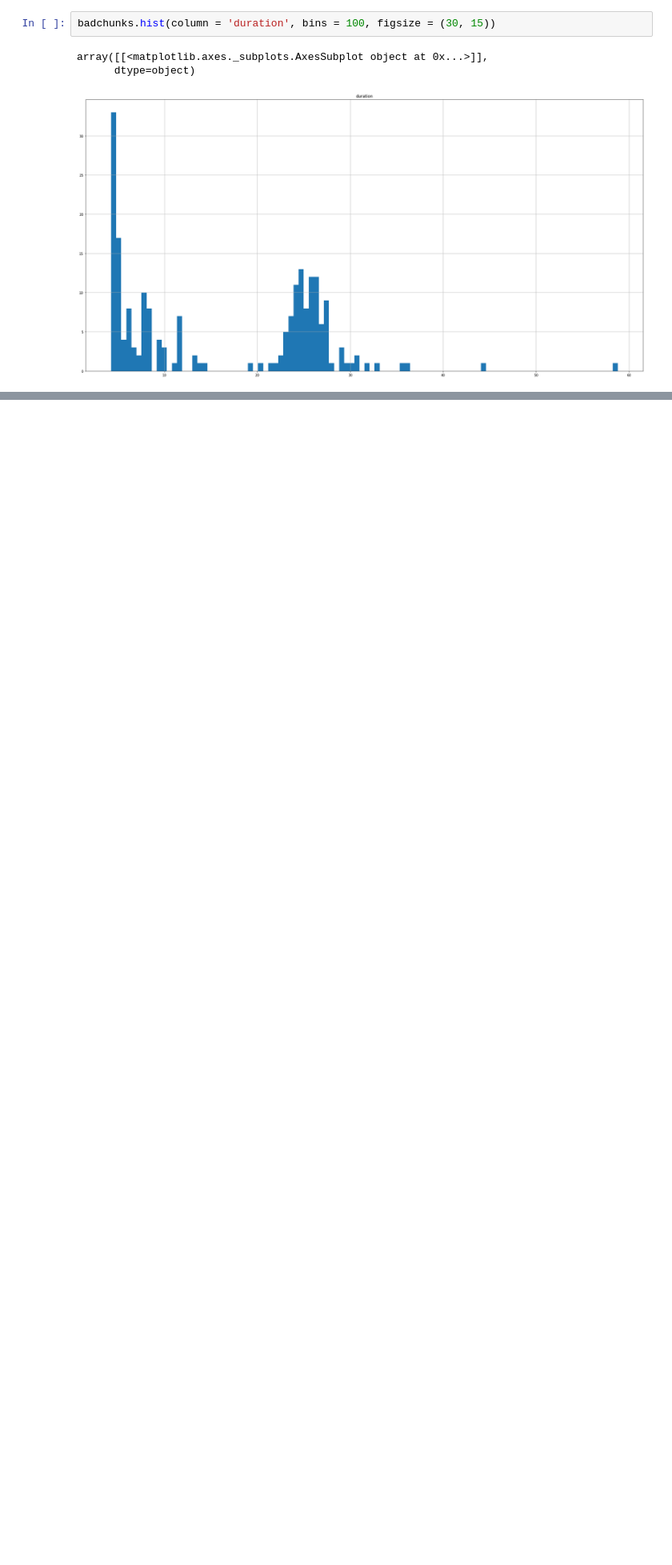
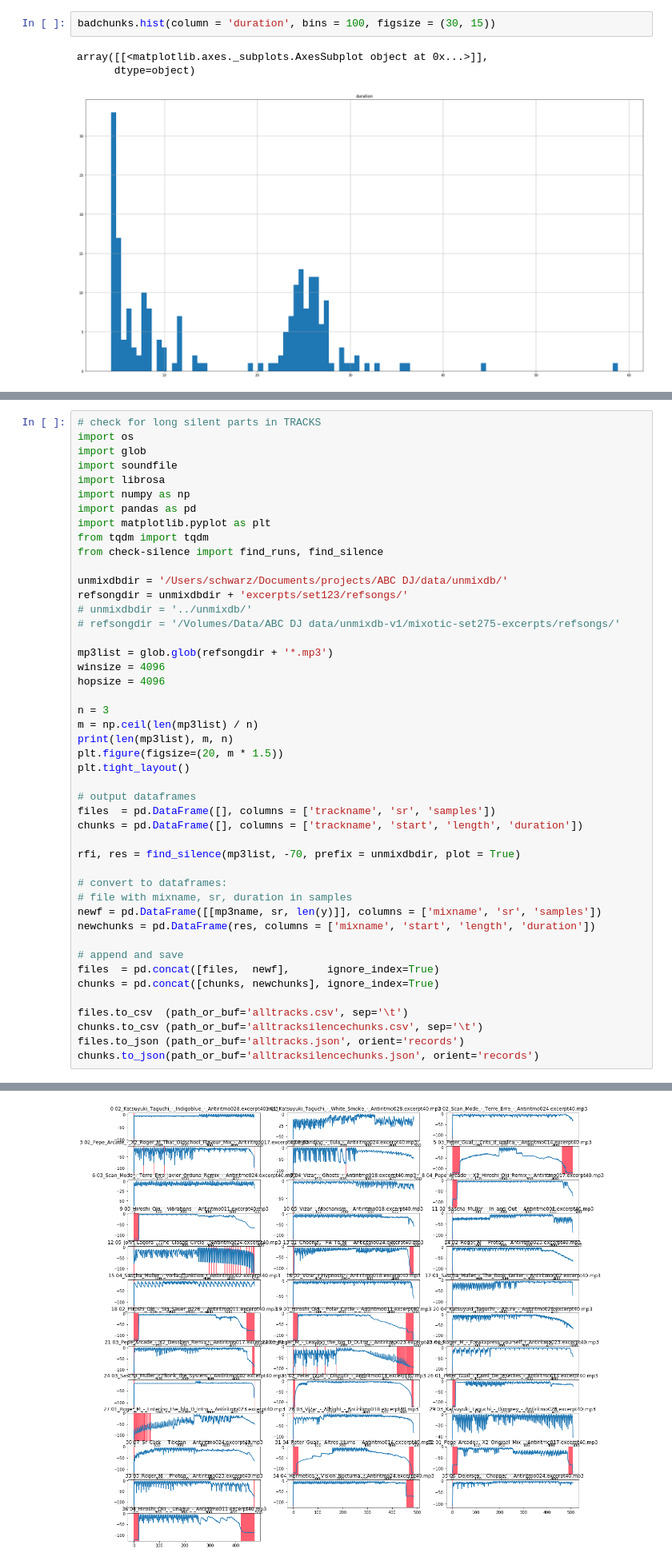
Before and after one commit to Ircam-RnD/unmixdb-creation, a Jupyter notebook: test-purge.ipynb, the cells around one changed output, grey strips where cells are left out. Shown at 80% size. Drawn from its saved outputs; the diff is of its cells as text; blank space fills up the shorter version.

Commit message:
refactor file loop into find_silence

```diff
--- a/test-purge.ipynb
+++ b/test-purge.ipynb
@@ -253,0 +258,47 @@ array([[<matplotlib.axes._subplots.AxesSubplot object at 0x...>]],
+# %%
+# check for long silent parts in TRACKS
+import os
+import glob
+import soundfile
+import librosa
+import numpy as np
+import pandas as pd
+import matplotlib.pyplot as plt
+from tqdm import tqdm
+from check-silence import find_runs, find_silence
+
+unmixdbdir = '/Users/schwarz/Documents/projects/ABC DJ/data/unmixdb/'
+refsongdir = unmixdbdir + 'excerpts/set123/refsongs/'
+# unmixdbdir = '../unmixdb/'
+# refsongdir = '/Volumes/Data/ABC DJ data/unmixdb-v1/mixotic-set275-excerpts/refsongs/'
+
+mp3list = glob.glob(refsongdir + '*.mp3')
+winsize = 4096
+hopsize = 4096
+
+n = 3
+m = np.ceil(len(mp3list) / n)
+print(len(mp3list), m, n)
+plt.figure(figsize=(20, m * 1.5))
+plt.tight_layout()
+
+# output dataframes
+files  = pd.DataFrame([], columns = ['trackname', 'sr', 'samples'])
+chunks = pd.DataFrame([], columns = ['trackname', 'start', 'length', 'duration'])
+
+rfi, res = find_silence(mp3list, -70, prefix = unmixdbdir, plot = True)
+
+# convert to dataframes:
+# file with mixname, sr, duration in samples
+newf = pd.DataFrame([[mp3name, sr, len(y)]], columns = ['mixname', 'sr', 'samples'])
+newchunks = pd.DataFrame(res, columns = ['mixname', 'start', 'length', 'duration'])
+
+# append and save
+files  = pd.concat([files,  newf],      ignore_index=True)
+chunks = pd.concat([chunks, newchunks], ignore_index=True)
+
+files.to_csv  (path_or_buf='alltracks.csv', sep='\t')
+chunks.to_csv (path_or_buf='alltracksilencechunks.csv', sep='\t')
+files.to_json (path_or_buf='alltracks.json', orient='records')
+chunks.to_json(path_or_buf='alltracksilencechunks.json', orient='records')
+# %% [output]
@@ -253,0 +327 @@ array([[<matplotlib.axes._subplots.AxesSubplot object at 0x...>]],
+[figure, added]
```
Also changed, not shown: parts of 3 cells of this notebook, 3 other files.
